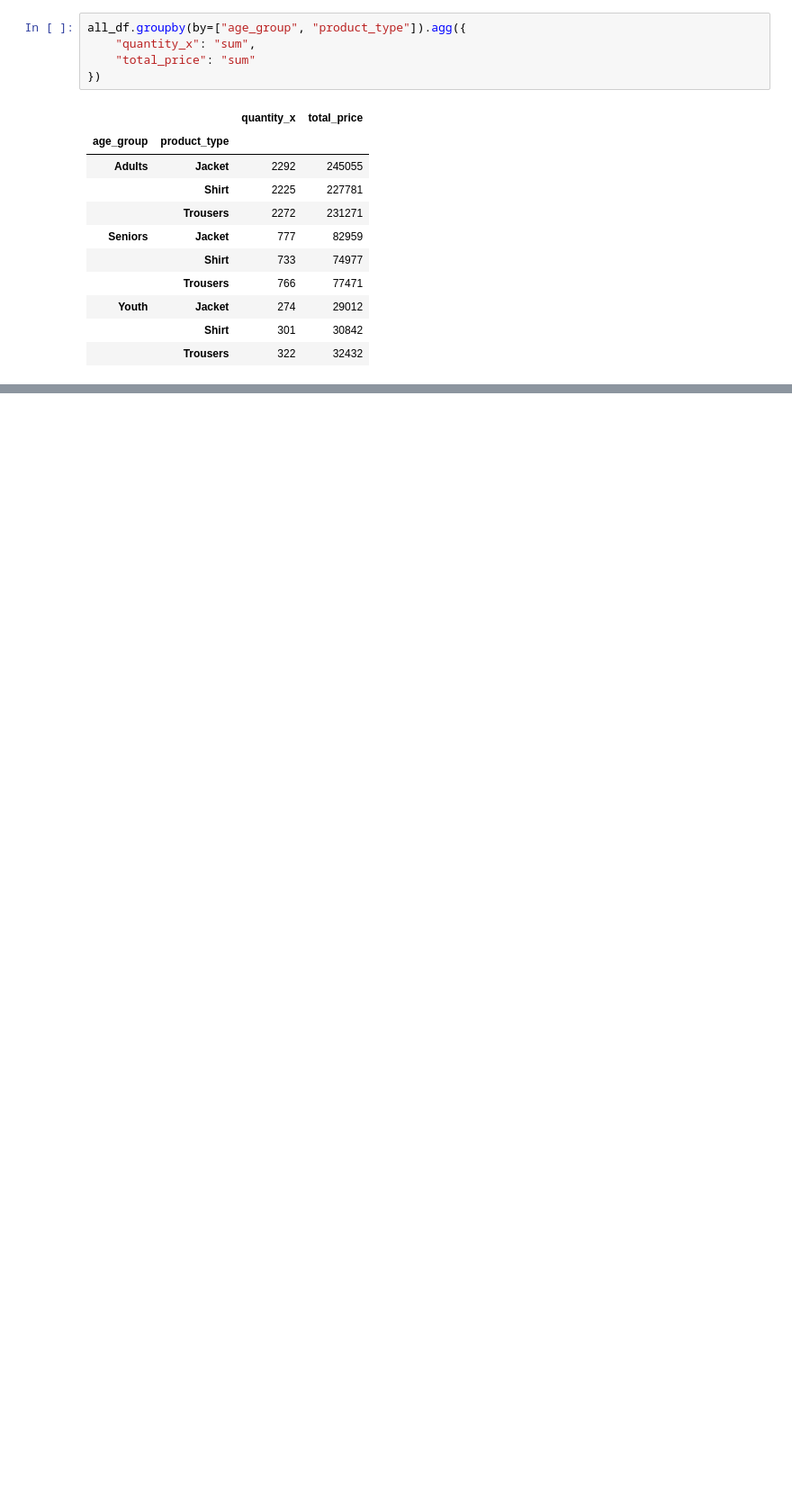
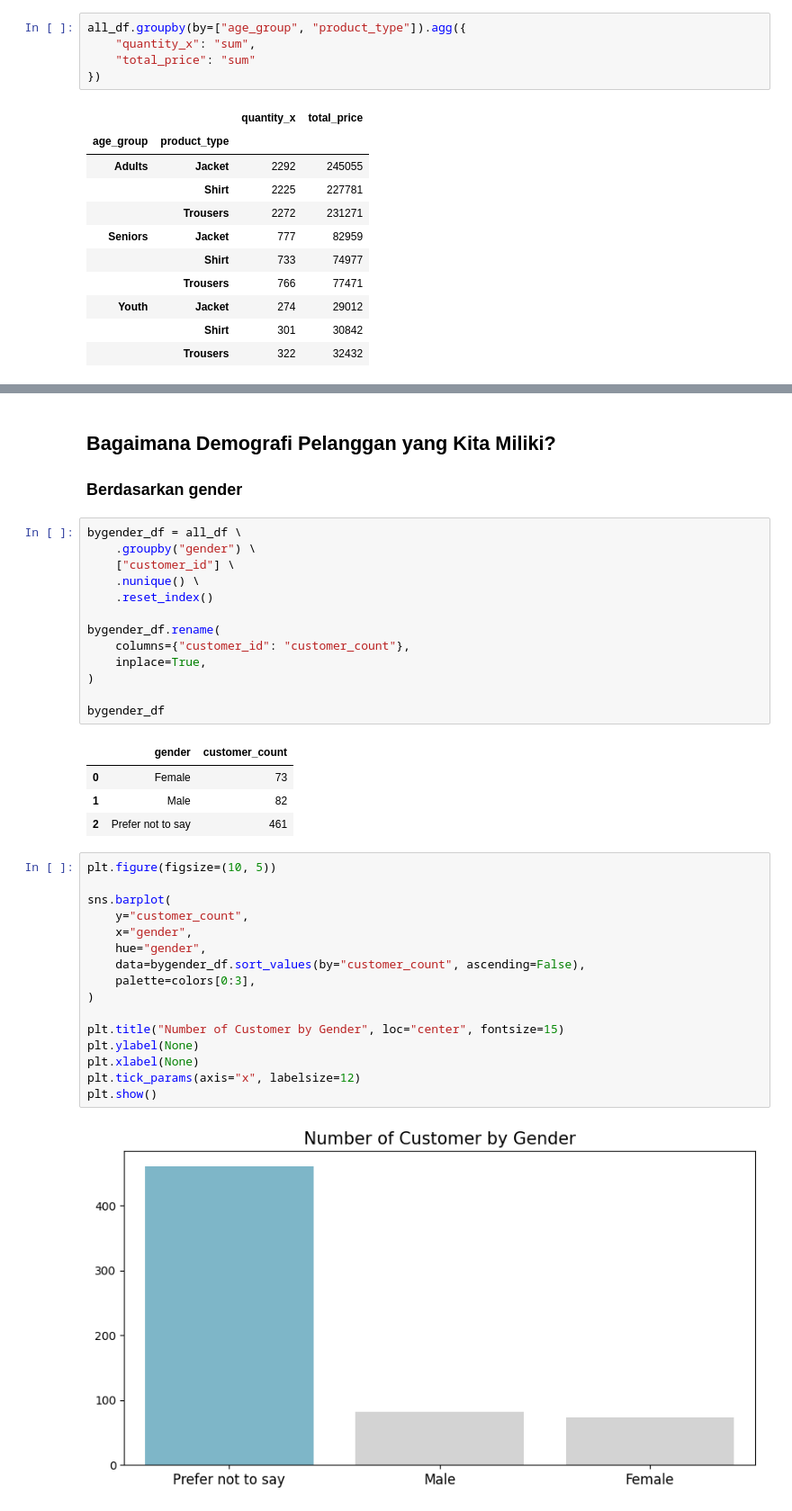
Before and after one commit to dimas-firmansyah/dicoding-analysis, a Jupyter notebook: notebook.ipynb, the cells around one changed output, grey strips where cells are left out. Shown at 90% size. Drawn from its saved outputs; the diff is of its cells as text; blank space fills up the shorter version.

```diff
--- a/notebook.ipynb
+++ b/notebook.ipynb
@@ -793,0 +923,40 @@ all_df.groupby(by=["age_group", "product_type"]).agg({
+# %% [markdown]
+## Bagaimana Demografi Pelanggan yang Kita Miliki?
+
+### Berdasarkan gender
+# %%
+bygender_df = all_df \
+    .groupby("gender") \
+    ["customer_id"] \
+    .nunique() \
+    .reset_index()
+
+bygender_df.rename(
+    columns={"customer_id": "customer_count"},
+    inplace=True,
+)
+
+bygender_df
+# %% [output]
+|  | gender | customer_count |
+| 0 | Female | 73 |
+| 1 | Male | 82 |
+| 2 | Prefer not to say | 461 |
+# %%
+plt.figure(figsize=(10, 5))
+
+sns.barplot(
+    y="customer_count",
+    x="gender",
+    hue="gender",
+    data=bygender_df.sort_values(by="customer_count", ascending=False),
+    palette=colors[0:3],
+)
+
+plt.title("Number of Customer by Gender", loc="center", fontsize=15)
+plt.ylabel(None)
+plt.xlabel(None)
+plt.tick_params(axis="x", labelsize=12)
+plt.show()
+# %% [output]
+[figure, added]
```
Also changed, not shown: parts of 23 cells of this notebook.
